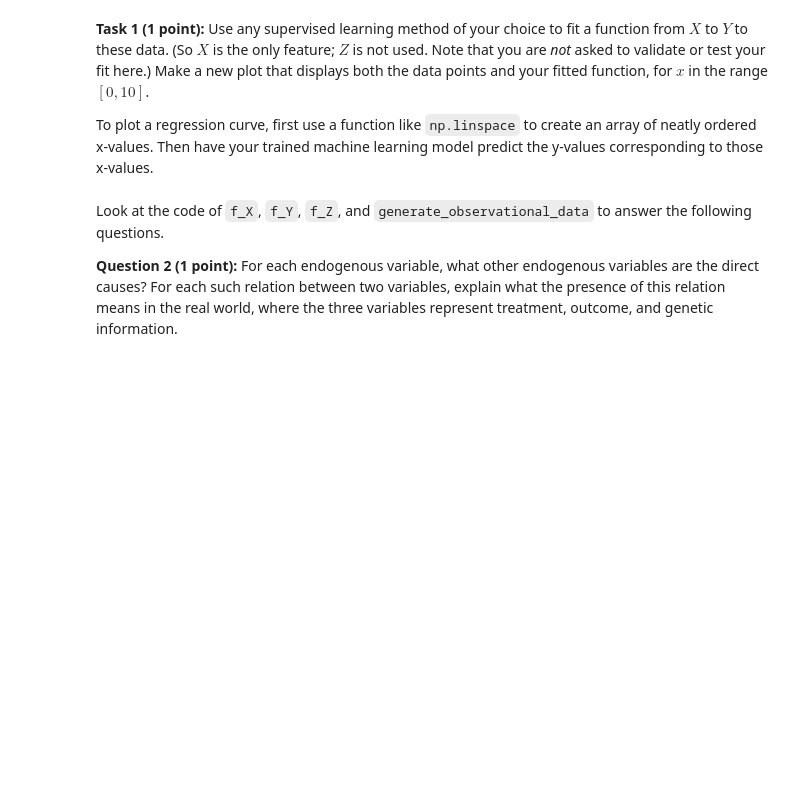
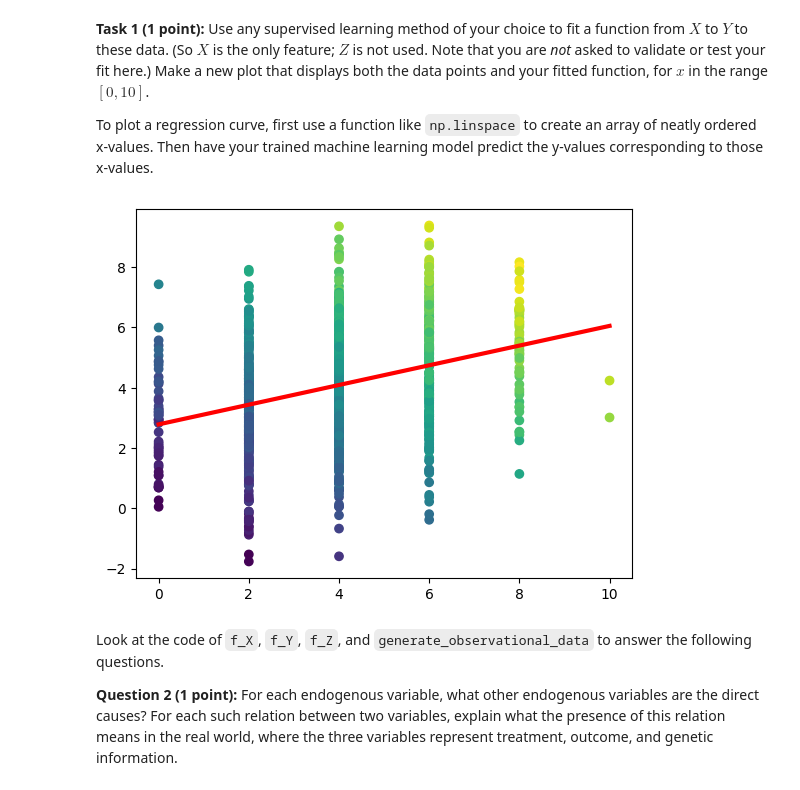
Before and after one commit to TijnvanHeertum/Advanced-Machine-Learning, a Jupyter notebook: assignment3/AML_assignment3.ipynb, the cells around one changed output. Saved outputs shown, nothing was run; the diff lists cells and outputs as text; code cells hidden in the pictures; blank space fills up the shorter version.

```diff
--- a/assignment3/AML_assignment3.ipynb
+++ b/assignment3/AML_assignment3.ipynb
@@ -68,3 +66,26 @@ To plot a regression curve, first use a function like `np.linspace` to create an
+# %%
+from sklearn.linear_model import LinearRegression
+
+#reshape the x data to be two dimensional so it can be used in the lin reg model.
+x_train = x.reshape((-1, 1))
+
+#creating and training the lin reg model.
+lin_reg = LinearRegression()
+lin_reg.fit(x_train, y)
+
+#Creating an array fo neatly ordered x-values.
+x_plot = np.linspace(0, 10, num=11)
+x_plot = x_plot.reshape((-1, 1))
+
+#Using the model to predict the y_values.
+y_plot = lin_reg.predict(x_plot)
+# %%
+#plotting the scatterplot and regression curve.
+plt.scatter(x, y, c=z)
+plt.plot(x_plot, y_plot, c = "red", lw =3)
+plt.show()
+# %% [output]
+[figure, added]
 # %% [markdown]
 Look at the code of `f_X`, `f_Y`, `f_Z`, and `generate_observational_data` to answer the following questions.
 
```
Also changed, not shown: parts of 4 cells of this notebook.
